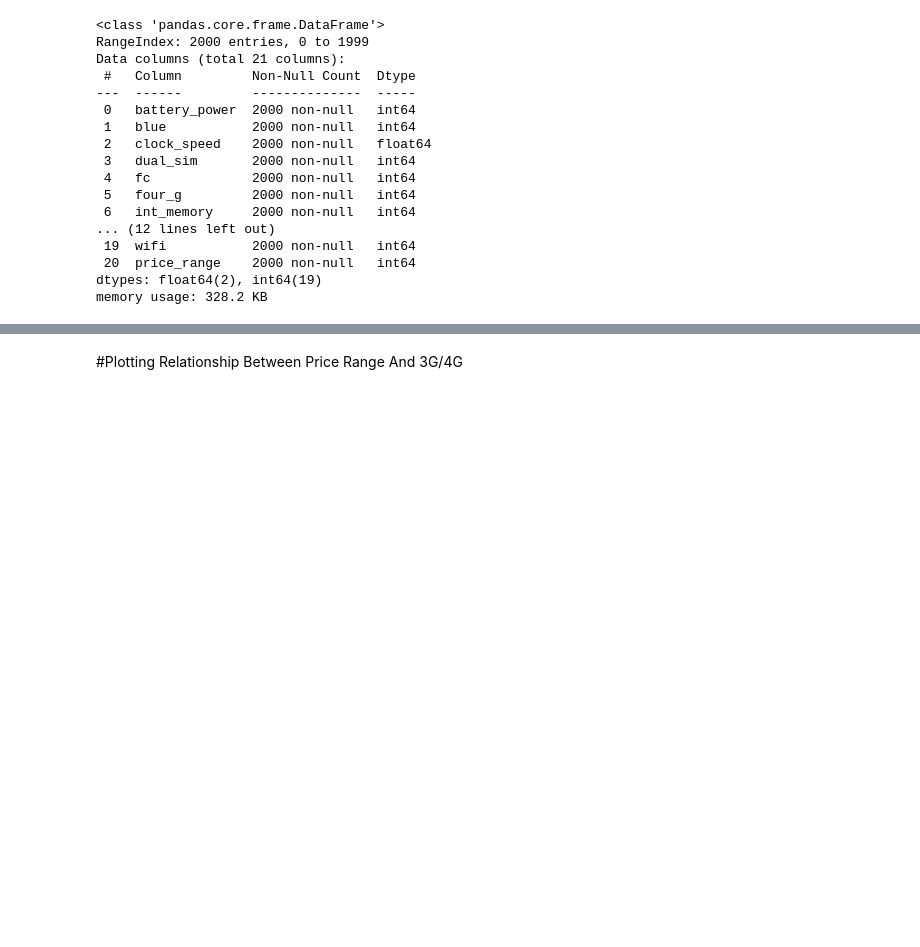
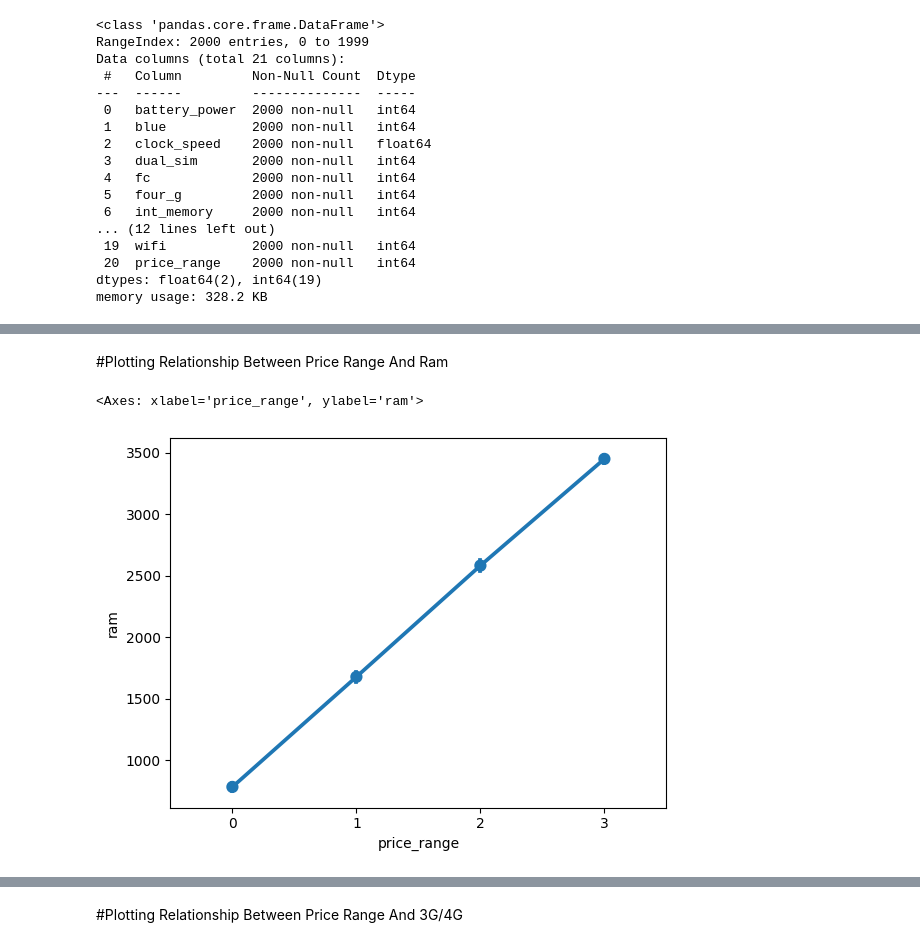
Before and after one commit to stephendambo/Dambolin9, a Jupyter notebook: Final_Project_Work.ipynb, the cells around one changed output, grey strips where cells are left out. Cells and saved outputs as stored; diff of their text form; code cells hidden in the pictures; blank space fills up the shorter version.

```diff
--- a/Final_Project_Work.ipynb
+++ b/Final_Project_Work.ipynb
@@ -153,0 +189,7 @@ df_trainset
+# %% [markdown]
+#Plotting Relationship Between Price Range And Ram
+# %%
+sns.pointplot(y = 'ram', x = 'price_range', data=df_trainset)
+# %% [output]
+<Axes: xlabel='price_range', ylabel='ram'>
+[figure, added]
```
Also changed, not shown: parts of 57 cells of this notebook.
